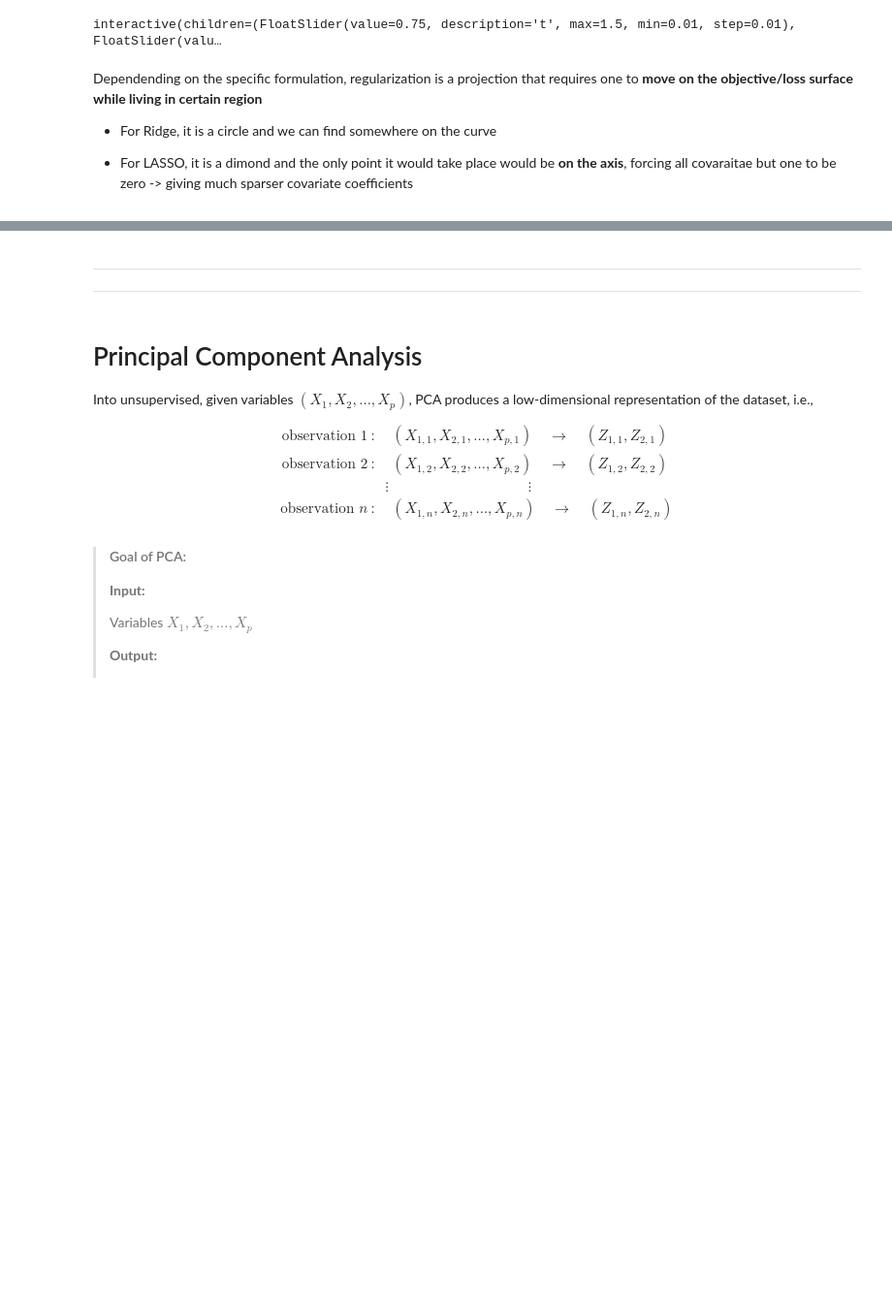
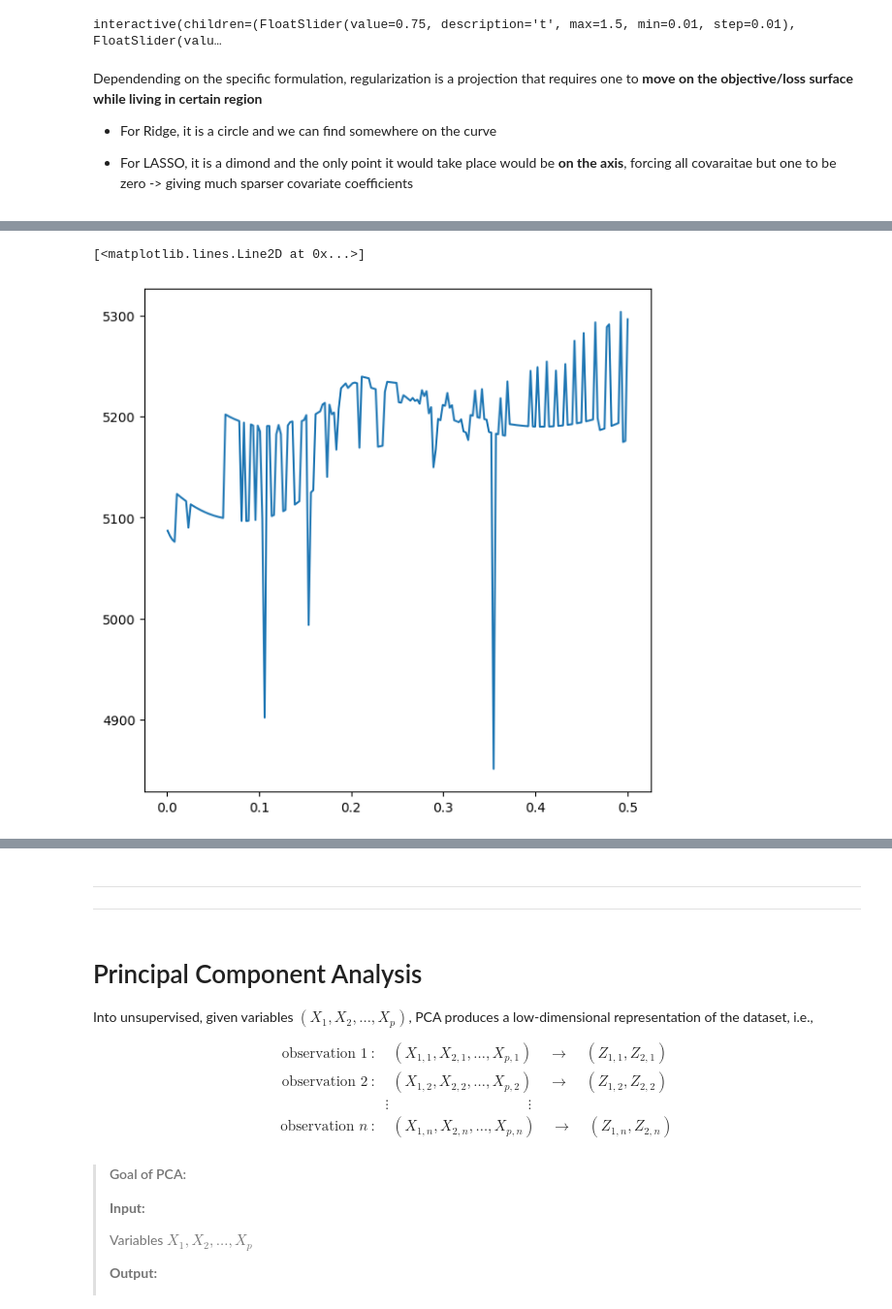
Before and after one commit to KevinBian107/SIP-Demos, a Jupyter notebook: Week9_Shrinking_PCA.ipynb, the cells around one changed output, grey strips where cells are left out. Shown at 97% size. Cells and saved outputs as stored; diff of their text form; code cells hidden in the pictures; blank space fills up the shorter version.

```diff
--- a/Week9_Shrinking_PCA.ipynb
+++ b/Week9_Shrinking_PCA.ipynb
@@ -321,3 +448,25 @@ Dependending on the specific formulation, regularization is a projection that re
+# %%
+from sklearn.model_selection import train_test_split
+train, test = train_test_split(df, test_size = 0.3, random_state = 0)
+train.shape, test.shape
+
+def cv_error(alpha, l1wt, train, test):
+    model = smf.ols(full_model_formula, data=train).\
+                fit_regularized(method='elastic_net', alpha=alpha, L1_wt=l1wt)
+    yhat_test = model.predict(test)
+    error = np.sum((test[response] - yhat_test) ** 2)
+    return error
+l1wt = 1.0
+alphas = np.linspace(1e-3, 0.5, 200)
+cv_errors = np.zeros_like(alphas)
+
+for (i, alpha) in enumerate(alphas):
+    cv_errors[i] = cv_error(alpha, l1wt, train, test)
+
+plt.plot(alphas, cv_errors)
+# %% [output]
+[<matplotlib.lines.Line2D at 0x...>]
+[figure, added]
 # %% [markdown]
 ### Desiderata
 
```
Also changed, not shown: parts of 67 cells of this notebook, 2 other files.
